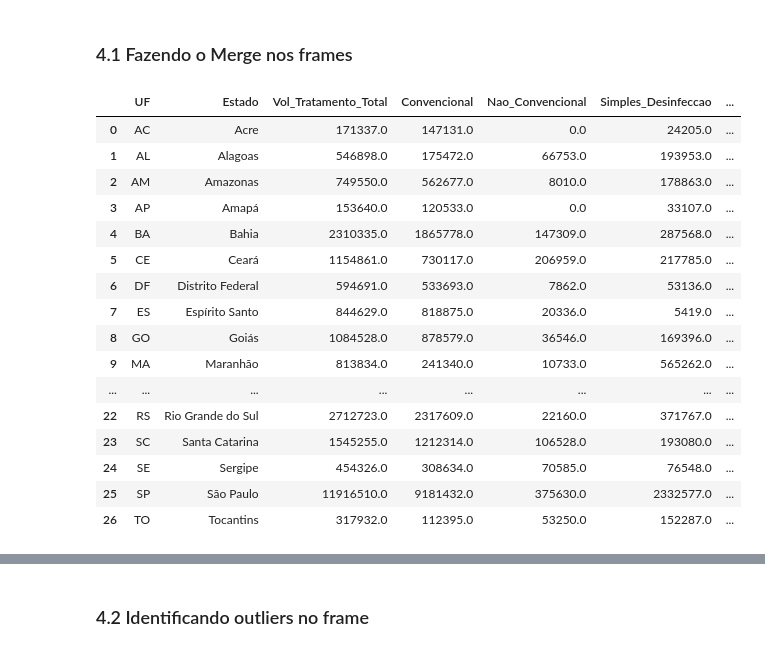
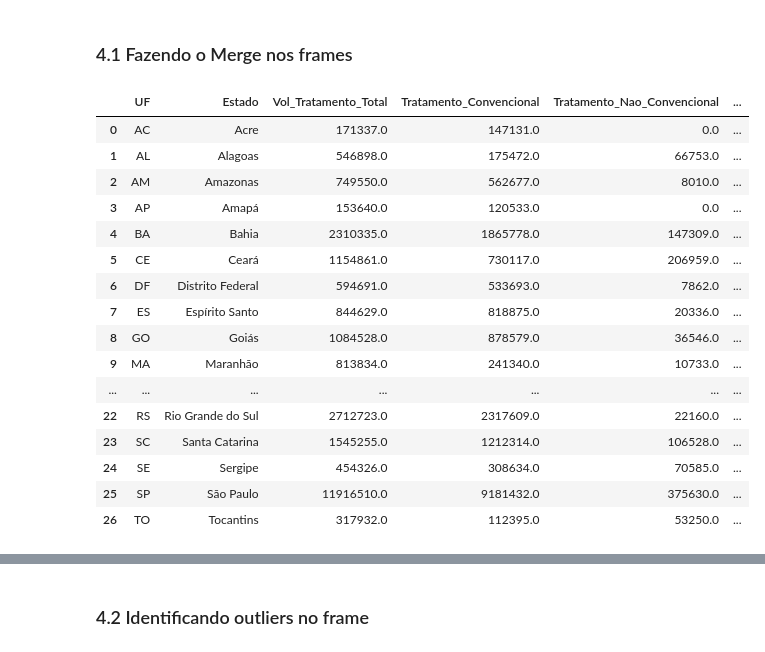
Before and after one commit to sanderpiva/tratamento_agua_vs_internacoes, a Jupyter notebook: projeto_final.ipynb, the cells around one changed output, grey strips where cells are left out. Saved outputs shown, nothing was run; the diff lists cells and outputs as text; code cells hidden in the pictures.

```diff
--- a/projeto_final.ipynb
+++ b/projeto_final.ipynb
@@ -82,7 +82,7 @@ memory usage: 1.4+ KB
 # %% [markdown]
 ### 2.3 Renomear as colunas dos framese visualizar dados
 # %%
-df_agua_raw.columns = ['Municipio', 'Vol_Tratamento_Total', 'Convencional', 'Nao_Convencional', 'Simples_Desinfeccao', 'Sem_Tratamento']
+df_agua_raw.columns = ['Municipio', 'Vol_Tratamento_Total', 'Tratamento_Convencional', 'Tratamento_Nao_Convencional', 'Simples_Desinfeccao', 'Sem_Tratamento']
 df_int_raw.columns = ['Estado', 'Internacao_Total', 'Internacao_Feco_Oral', 'Internacao_Inseto_Vetor', 'Internacao_Contato_Agua', 'Internacao_Falta_Higiene']
 # %%
 df_agua_raw.head()
@@ -135,7 +135,7 @@ memory usage: 348.1+ KB
 # %% [markdown]
 ### 3.2 Limpar os dados numéricos das colunas de tratamento de água
 # %%
-cols_tratamento_agua = ['Vol_Tratamento_Total', 'Convencional', 'Nao_Convencional', 'Simples_Desinfeccao', 'Sem_Tratamento']
+cols_tratamento_agua = ['Vol_Tratamento_Total', 'Tratamento_Convencional', 'Tratamento_Nao_Convencional', 'Simples_Desinfeccao', 'Sem_Tratamento']
 
 for col in cols_tratamento_agua:
     df_agua_raw[col] = df_agua_raw[col].apply(limpar_ibge)
@@ -237,28 +237,28 @@ df_int_raw.head()
 # %%
 df_merged = pd.merge(df_agua_uf, df_int_raw[['UF', 'Estado', 'Internacao_Feco_Oral', 'Internacao_Total']], on='UF')
 
-df_merged = df_merged[['UF', 'Estado', 'Vol_Tratamento_Total', 'Convencional', 'Nao_Convencional', 'Simples_Desinfeccao', 'Sem_Tratamento', 'Internacao_Feco_Oral', 'Internacao_Total']]
+df_merged = df_merged[['UF', 'Estado', 'Vol_Tratamento_Total', 'Tratamento_Convencional', 'Tratamento_Nao_Convencional', 'Simples_Desinfeccao', 'Sem_Tratamento', 'Internacao_Feco_Oral', 'Internacao_Total']]
 display(df_merged)
 df_merged.info()
 df_merged.describe()
 # %% [output]
-|  | UF | Estado | Vol_Tratamento_Total | Convencional | Nao_Convencional | Simples_Desinfeccao | ... |
-| 0 | AC | Acre | 171337.0 | 147131.0 | 0.0 | 24205.0 | ... |
-| 1 | AL | Alagoas | 546898.0 | 175472.0 | 66753.0 | 193953.0 | ... |
-| 2 | AM | Amazonas | 749550.0 | 562677.0 | 8010.0 | 178863.0 | ... |
-| 3 | AP | Amapá | 153640.0 | 120533.0 | 0.0 | 33107.0 | ... |
-| 4 | BA | Bahia | 2310335.0 | 1865778.0 | 147309.0 | 287568.0 | ... |
-| 5 | CE | Ceará | 1154861.0 | 730117.0 | 206959.0 | 217785.0 | ... |
-| 6 | DF | Distrito Federal | 594691.0 | 533693.0 | 7862.0 | 53136.0 | ... |
-| 7 | ES | Espírito Santo | 844629.0 | 818875.0 | 20336.0 | 5419.0 | ... |
-| 8 | GO | Goiás | 1084528.0 | 878579.0 | 36546.0 | 169396.0 | ... |
-| 9 | MA | Maranhão | 813834.0 | 241340.0 | 10733.0 | 565262.0 | ... |
-| ... | ... | ... | ... | ... | ... | ... | ... |
-| 22 | RS | Rio Grande do Sul | 2712723.0 | 2317609.0 | 22160.0 | 371767.0 | ... |
-| 23 | SC | Santa Catarina | 1545255.0 | 1212314.0 | 106528.0 | 193080.0 | ... |
-| 24 | SE | Sergipe | 454326.0 | 308634.0 | 70585.0 | 76548.0 | ... |
-| 25 | SP | São Paulo | 11916510.0 | 9181432.0 | 375630.0 | 2332577.0 | ... |
-| 26 | TO | Tocantins | 317932.0 | 112395.0 | 53250.0 | 152287.0 | ... |
+|  | UF | Estado | Vol_Tratamento_Total | Tratamento_Convencional | Tratamento_Nao_Convencional | ... |
+| 0 | AC | Acre | 171337.0 | 147131.0 | 0.0 | ... |
+| 1 | AL | Alagoas | 546898.0 | 175472.0 | 66753.0 | ... |
+| 2 | AM | Amazonas | 749550.0 | 562677.0 | 8010.0 | ... |
+| 3 | AP | Amapá | 153640.0 | 120533.0 | 0.0 | ... |
+| 4 | BA | Bahia | 2310335.0 | 1865778.0 | 147309.0 | ... |
+| 5 | CE | Ceará | 1154861.0 | 730117.0 | 206959.0 | ... |
+| 6 | DF | Distrito Federal | 594691.0 | 533693.0 | 7862.0 | ... |
+| 7 | ES | Espírito Santo | 844629.0 | 818875.0 | 20336.0 | ... |
+| 8 | GO | Goiás | 1084528.0 | 878579.0 | 36546.0 | ... |
+| 9 | MA | Maranhão | 813834.0 | 241340.0 | 10733.0 | ... |
+| ... | ... | ... | ... | ... | ... | ... |
+| 22 | RS | Rio Grande do Sul | 2712723.0 | 2317609.0 | 22160.0 | ... |
+| 23 | SC | Santa Catarina | 1545255.0 | 1212314.0 | 106528.0 | ... |
+| 24 | SE | Sergipe | 454326.0 | 308634.0 | 70585.0 | ... |
+| 25 | SP | São Paulo | 11916510.0 | 9181432.0 | 375630.0 | ... |
+| 26 | TO | Tocantins | 317932.0 | 112395.0 | 53250.0 | ... |
 <class 'pandas.core.frame.DataFrame'>
 RangeIndex: 27 entries, 0 to 26
 Data columns (total 9 columns):
```
Also changed, not shown: parts of 12 cells of this notebook.
